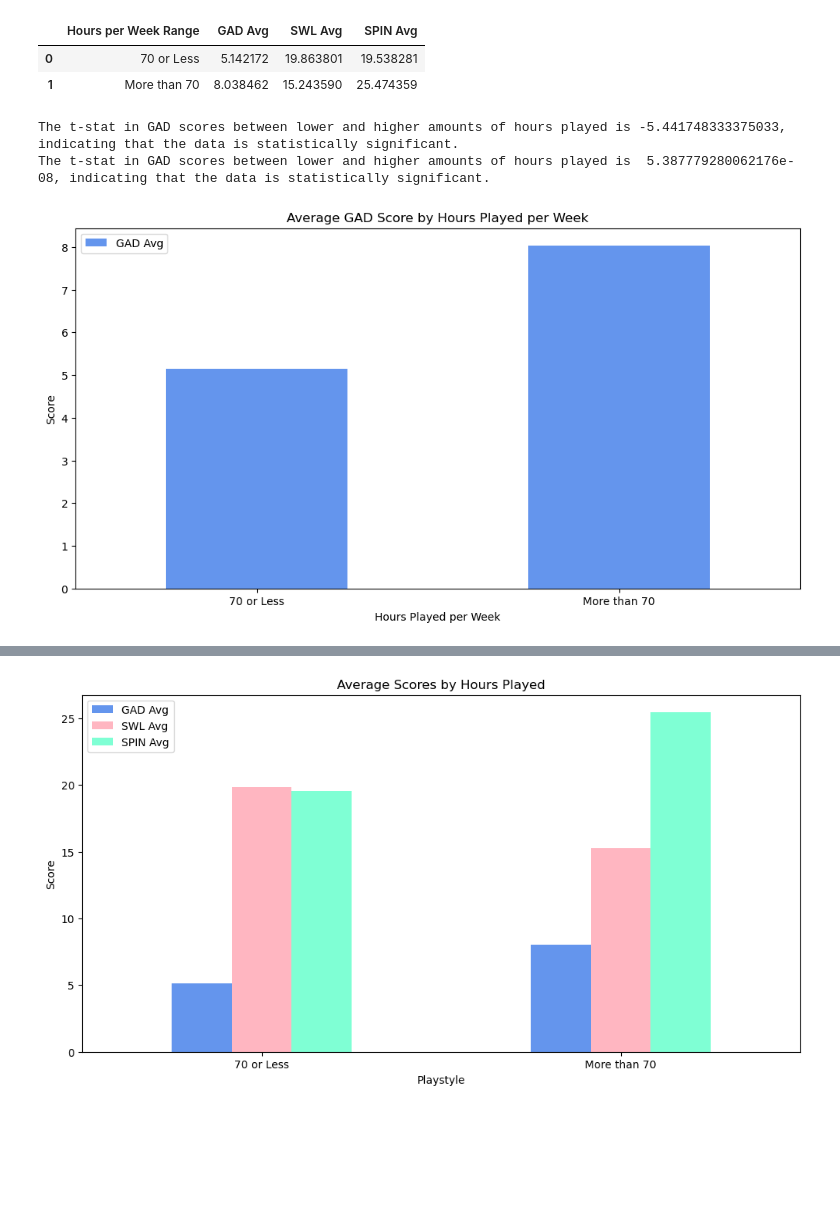
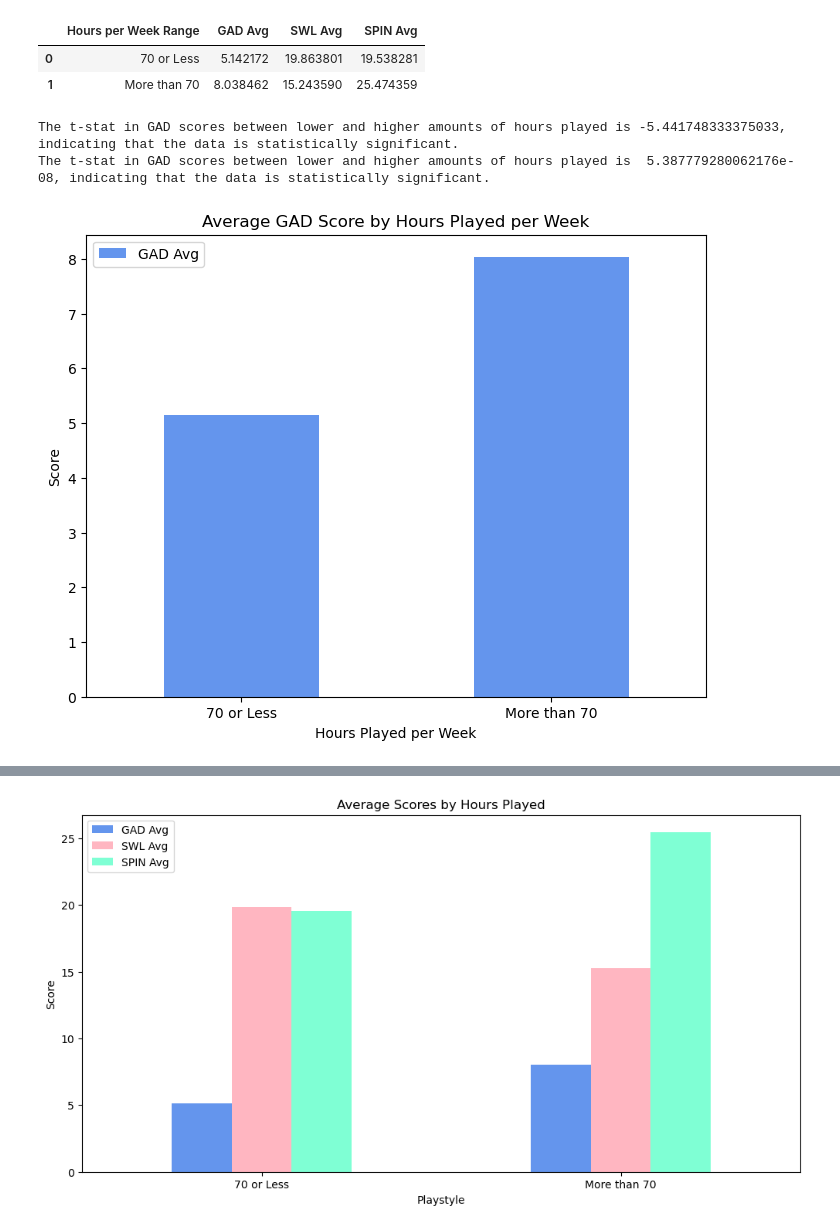
Before and after one commit to ComfyKoala/Project_1_Group_1, a Jupyter notebook: kaitlyns_analysis/kaitlyns_analysis_clean.ipynb, the cells around one changed output, grey strips where cells are left out. Saved outputs shown, nothing was run; the diff lists cells and outputs as text; code cells hidden in the pictures; blank space fills up the shorter version.

Commit message:
edits to images

```diff
--- a/kaitlyns_analysis/kaitlyns_analysis_clean.ipynb
+++ b/kaitlyns_analysis/kaitlyns_analysis_clean.ipynb
@@ -217,37 +217,37 @@ hours_halved_mean_df.plot(
     x='Hours per Week Range',
     y=['GAD Avg'],
     kind='bar',
-    figsize=(12,6),
+    figsize=(8,6),
     color='cornflowerblue',
     xlabel='Hours Played per Week',
     ylabel='Score',
     title='Average GAD Score by Hours Played per Week',
     rot=0
 );
 
 # statistical significance of GAD scores between lower and higher hours played
 gad_low_hr = playstyle_df[(playstyle_df['Hours per Week'] <= 70)]
 gad_high_hr = playstyle_df[(playstyle_df['Hours per Week'] > 70)]
 t_stat, p_value = ttest_ind(gad_low_hr['GAD Total'], gad_high_hr['GAD Total'])
 
 if t_stat >= 2 or t_stat <= -2:
     print(f'The t-stat in GAD scores between lower and higher amounts of hours played is {t_stat}, indicating that the data is statistically significant.')
 else:
     print(f'The t-stat in GAD scores between lower and higher amounts of hours played is {t_stat}, indicating that the data is not statistically significant.')
 if p_value < 0.05:
     print(f'The t-stat in GAD scores between lower and higher amounts of hours played is  {p_value}, indicating that the data is statistically significant.')
 elif p_value > 0.05:
     print(f'The t-stat in GAD scores between lower and higher amounts of hours played is {p_value}, indicating that the data is not statistically significant.')
 
 # save figure
 plt.savefig('../images/hours_halved_gad_bar')
 
 # display figure
 plt.show()
 # %% [output]
 The t-stat in GAD scores between lower and higher amounts of hours played is -5.441748333375033, indicating that the data is statistically significant.
 The t-stat in GAD scores between lower and higher amounts of hours played is  5.387779280062176e-08, indicating that the data is statistically significant.
-[figure, old version]
+[figure, new version]
 # %%
 # create bar graph displaying avg GAD score by hours played per week
 cols_hours_swl_avg = ['SWL Avg']
```
Also changed, not shown: parts of 2 cells of this notebook, 3 other files.
